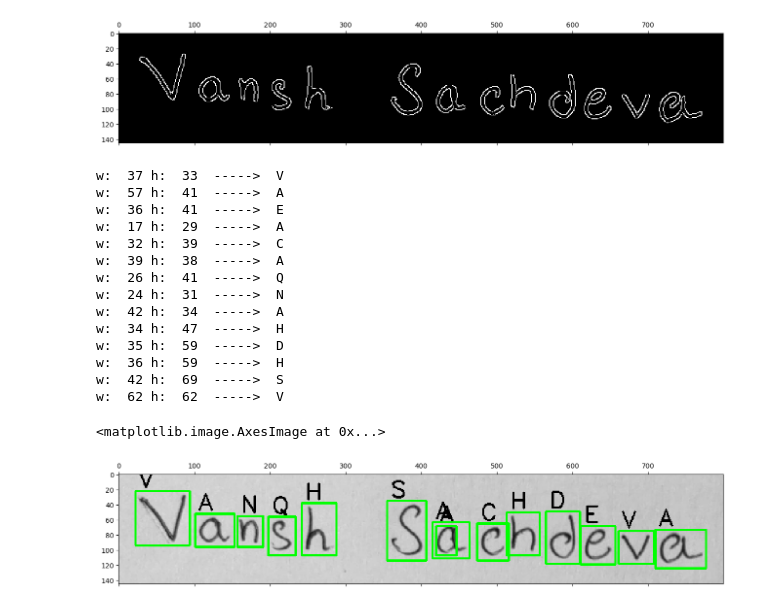
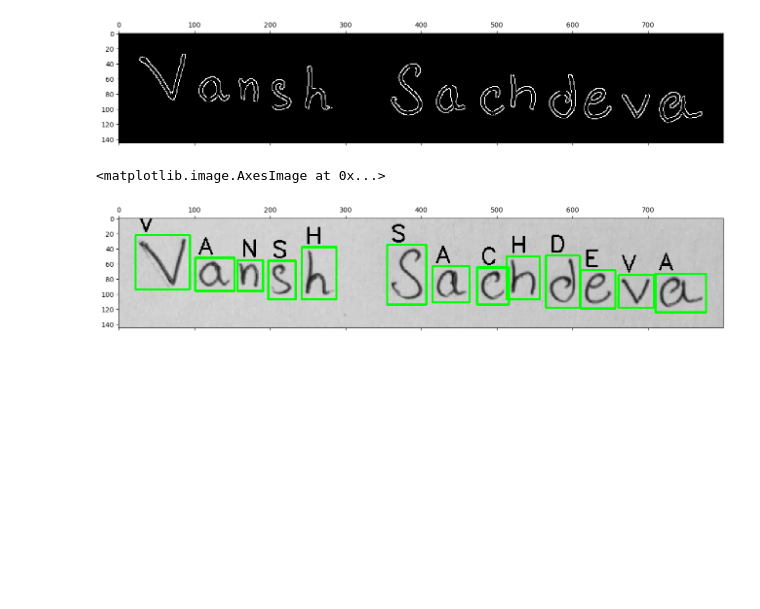
Before and after one commit to vansh2101/OCR, a Jupyter notebook: main.ipynb, the cells around one changed output. Drawn from its saved outputs; the diff is of its cells as text; code cells hidden in the pictures; blank space fills up the shorter version.

Commit message:
added function to remove nested contours

```diff
--- a/main.ipynb
+++ b/main.ipynb
@@ -96,14 +112,11 @@ def recognize(arr):
     return alphabets[prediction]
 # %%
 def sort_arr(arr, subarr):
-    swapped = False
-
     n = len(subarr)
 
     for i in range(1, n):
         for j in range(n-i):
             if subarr[j] > subarr[j+1]:
-                swapped = True
                 subarr[j], subarr[j+1] = subarr[j+1], subarr[j]
                 arr[j], arr[j+1] = arr[j+1], arr[j]
 # %%
@@ -119,43 +168,27 @@ def search_space(arr, subarr):
 # %%
-contours, _ = cv2.findContours(edged, cv2.RETR_EXTERNAL, cv2.CHAIN_APPROX_SIMPLE)
+contours, hierarchy = cv2.findContours(edged.copy(), cv2.RETR_EXTERNAL, cv2.CHAIN_APPROX_SIMPLE)
-# %%
-img_copy = img.copy()
-text = []
-loc = []
-
-for c in contours:
-    (x,y,w,h) = cv2.boundingRect(c)
-
-    if w>=15 and h>=28:
-        cv2.rectangle(img_copy, (x-5,y-5), (x+w+5, y+h+5), (0,255,0), 2)
-        input = img[y-10:y+h+10, x-10:x+w+10]
-        prediction = recognize(input)
-        cv2.putText(img_copy, prediction, (x,y-10), cv2.FONT_HERSHEY_SIMPLEX, 1, (0,0,0), 2)
-
-        print('w: ', w, 'h: ', h, ' -----> ', prediction)
-
-        loc.append(x)
-        text.append(prediction)
-
-
-plt.matshow(img_copy)
-# %% [output]
-w:  37 h:  33  ----->  V
-w:  57 h:  41  ----->  A
-w:  36 h:  41  ----->  E
-w:  17 h:  29  ----->  A
-w:  32 h:  39  ----->  C
-w:  39 h:  38  ----->  A
-w:  26 h:  41  ----->  Q
-w:  24 h:  31  ----->  N
-w:  42 h:  34  ----->  A
-w:  34 h:  47  ----->  H
-w:  35 h:  59  ----->  D
-w:  36 h:  59  ----->  H
-w:  42 h:  69  ----->  S
-w:  62 h:  62  ----->  V
-<matplotlib.image.AxesImage at 0x...>
-[figure, removed]
+# %%
+arr = remove_child_contours(contours)
+img_copy = img.copy()
+text = []
+loc = []
+
+for c in arr:
+    (x,y,w,h) = c
+
+    cv2.rectangle(img_copy, (x-5,y-5), (x+w+5, y+h+5), (0,255,0), 2)
+    input = img[y-10:y+h+10, x-10:x+w+10]
+    prediction = recognize(input)
+    cv2.putText(img_copy, prediction, (x,y-10), cv2.FONT_HERSHEY_SIMPLEX, 1, (0,0,0), 2)
+
+    loc.append(x)
+    text.append(prediction)
+
+
+plt.matshow(img_copy)
+# %% [output]
+<matplotlib.image.AxesImage at 0x...>
+[figure, added]
 # %%
 sort_arr(text, loc)
 search_space(text, loc)
```
Also changed, not shown: parts of 8 cells of this notebook, 1 other file.
